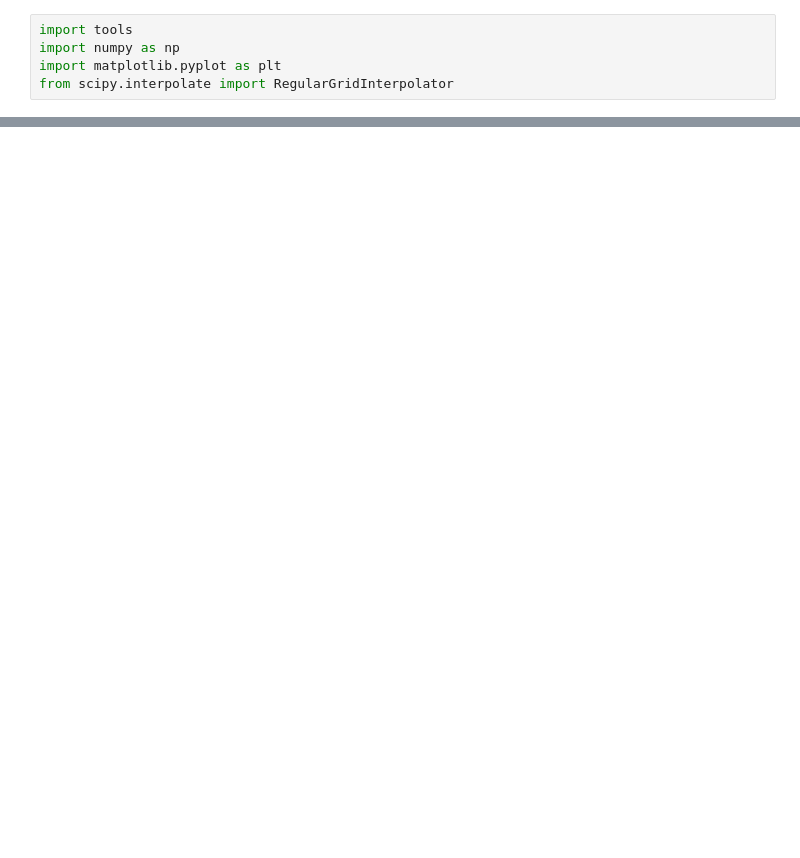
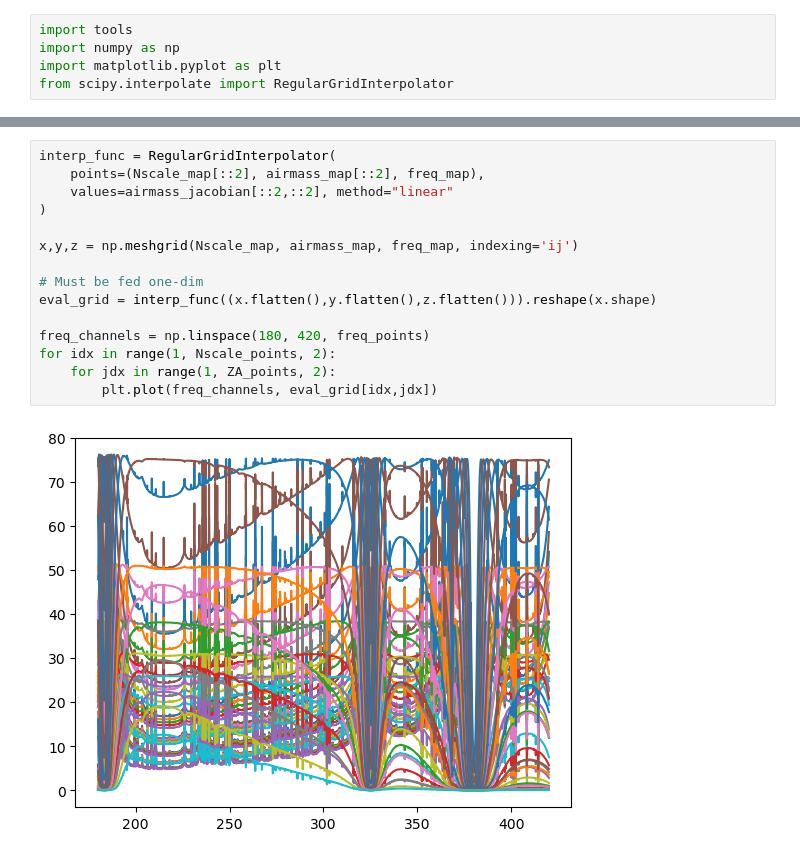
Before and after one commit to kartographer/ozone_radiometry, a Jupyter notebook: MaunaKea/interpolation/RegularGridInterpolator.ipynb, the cells around one changed output, grey strips where cells are left out. Drawn from its saved outputs; the diff is of its cells as text; blank space fills up the shorter version.

```diff
--- a/MaunaKea/interpolation/RegularGridInterpolator.ipynb
+++ b/MaunaKea/interpolation/RegularGridInterpolator.ipynb
@@ -70,0 +100,17 @@ ax2.set_xlim(180,420)
+# %%
+interp_func = RegularGridInterpolator(
+    points=(Nscale_map[::2], airmass_map[::2], freq_map),
+    values=airmass_jacobian[::2,::2], method="linear"
+)
+
+x,y,z = np.meshgrid(Nscale_map, airmass_map, freq_map, indexing='ij')
+
+# Must be fed one-dim
+eval_grid = interp_func((x.flatten(),y.flatten(),z.flatten())).reshape(x.shape)
+
+freq_channels = np.linspace(180, 420, freq_points)
+for idx in range(1, Nscale_points, 2):
+    for jdx in range(1, ZA_points, 2):
+        plt.plot(freq_channels, eval_grid[idx,jdx])
+# %% [output]
+[figure, added]
```
Also changed, not shown: parts of 2 cells of this notebook, 2 other files.
